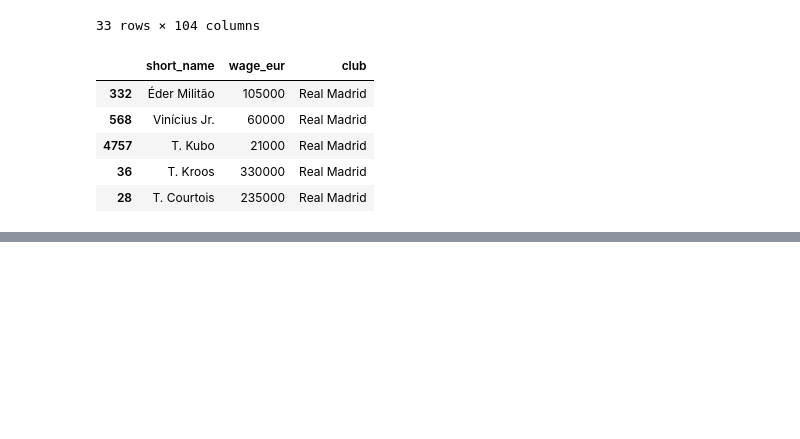
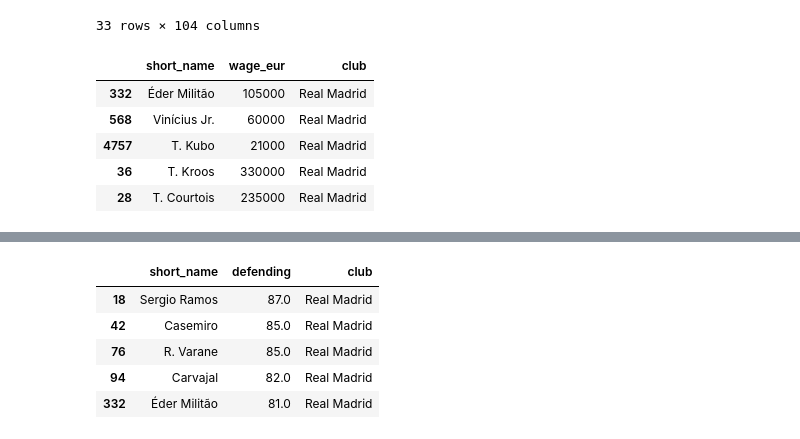
Before and after one commit to kiarakg/players_project, a Jupyter notebook: PlayersProject.ipynb, the cells around one changed output, grey strips where cells are left out. Saved outputs shown, nothing was run; the diff lists cells and outputs as text; code cells hidden in the pictures; blank space fills up the shorter version.

```diff
--- a/PlayersProject.ipynb
+++ b/PlayersProject.ipynb
@@ -398,0 +408,11 @@ madrid_wages
+# %%
+# Show defending records of top 5 players of 'Real Madrid' team
+madrid_defending = madrid[['short_name','defending', 'club']].sort_values(by = 'defending', ascending = False).head(5)
+madrid_defending
+# %% [output]
+|  | short_name | defending | club |
+| 18 | Sergio Ramos | 87.0 | Real Madrid |
+| 42 | Casemiro | 85.0 | Real Madrid |
+| 76 | R. Varane | 85.0 | Real Madrid |
+| 94 | Carvajal | 82.0 | Real Madrid |
+| 332 | Éder Militão | 81.0 | Real Madrid |
```
Also changed, not shown: parts of 2 cells of this notebook.
